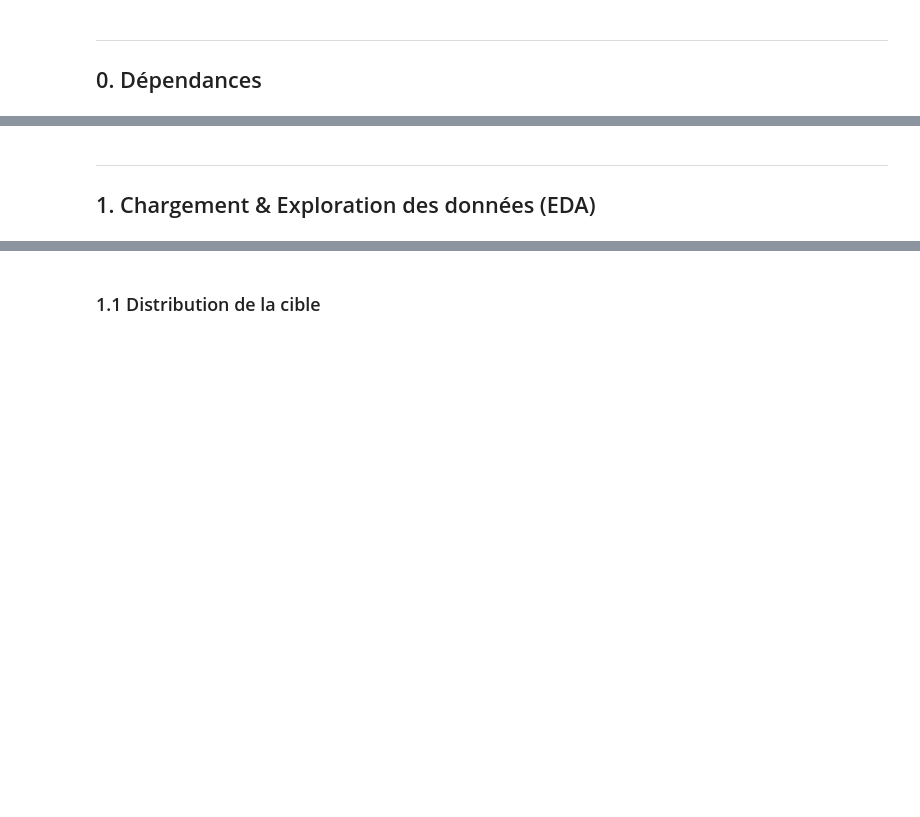
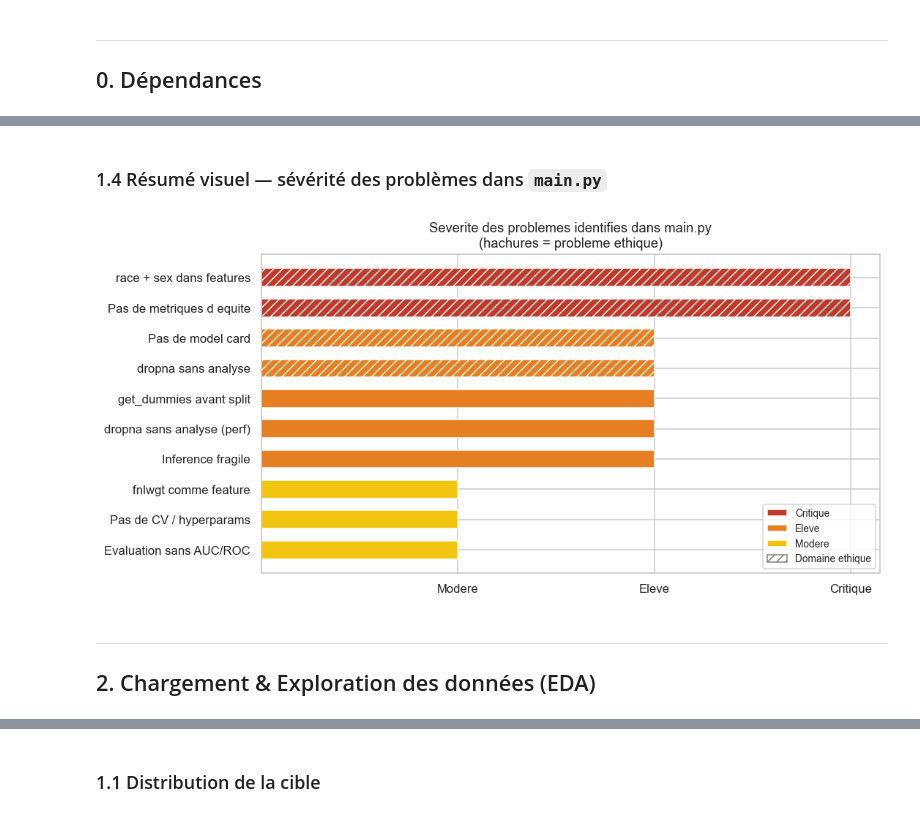
Before and after one commit to mtounekti/Richness_Predictor, a Jupyter notebook: audit/audit_notebook.ipynb, the cells around one changed output, grey strips where cells are left out. Cells and saved outputs as stored; diff of their text form; code cells hidden in the pictures; blank space fills up the shorter version.

```diff
--- a/audit/audit_notebook.ipynb
+++ b/audit/audit_notebook.ipynb
@@ -63,6 +259,54 @@ print('Packages chargés ✓')
+# %% [markdown]
+### 1.4 Résumé visuel — sévérité des problèmes dans `main.py`
+# %%
+import matplotlib.pyplot as plt
+import matplotlib.patches as mpatches
+
+problemes_all = [
+    ('race + sex dans features',       'Ethique',    3),
+    ('Pas de metriques d equite',      'Ethique',    3),
+    ('Pas de model card',              'Ethique',    2),
+    ('dropna sans analyse',            'Ethique',    2),
+    ('get_dummies avant split',        'Technique',  2),
+    ('dropna sans analyse (perf)',     'Technique',  2),
+    ('Inference fragile',              'Technique',  2),
+    ('fnlwgt comme feature',           'Technique',  1),
+    ('Pas de CV / hyperparams',        'Technique',  1),
+    ('Evaluation sans AUC/ROC',        'Technique',  1),
+]
+
+color_map  = {3: '#c0392b', 2: '#e67e22', 1: '#f1c40f'}
+label_map  = {3: 'Critique', 2: 'Eleve', 1: 'Modere'}
+
+labels   = [p[0] for p in problemes_all]
+vals     = [p[2] for p in problemes_all]
+colors   = [color_map[p[2]] for p in problemes_all]
+hatches  = ['///' if p[1] == 'Ethique' else '' for p in problemes_all]
+
+fig, ax = plt.subplots(figsize=(10, 5))
+bars = ax.barh(labels, vals, color=colors, edgecolor='white', height=0.6)
+for bar, hatch in zip(bars, hatches):
+    bar.set_hatch(hatch)
+
+ax.set_xticks([1, 2, 3])
+ax.set_xticklabels(['Modere', 'Eleve', 'Critique'])
+ax.set_title('Severite des problemes identifies dans main.py\n(hachures = probleme ethique)', fontsize=12)
+ax.invert_yaxis()
+
+patches = [
+    mpatches.Patch(facecolor='#c0392b', label='Critique'),
+    mpatches.Patch(facecolor='#e67e22', label='Eleve'),
+    mpatches.Patch(facecolor='#f1c40f', label='Modere'),
+    mpatches.Patch(facecolor='white', edgecolor='gray', hatch='///', label='Domaine ethique'),
+]
+ax.legend(handles=patches, loc='lower right', fontsize=9)
+plt.tight_layout()
+plt.show()
+# %% [output]
+[figure, added]
 # %% [markdown]
 ---
-## 1. Chargement & Exploration des données (EDA)
+## 2. Chargement & Exploration des données (EDA)
 # %%
 df_raw = pd.read_csv(DATA_PATH)
 print(f'Dimensions brutes : {df_raw.shape}')
```
Also changed, not shown: parts of 41 cells of this notebook.
